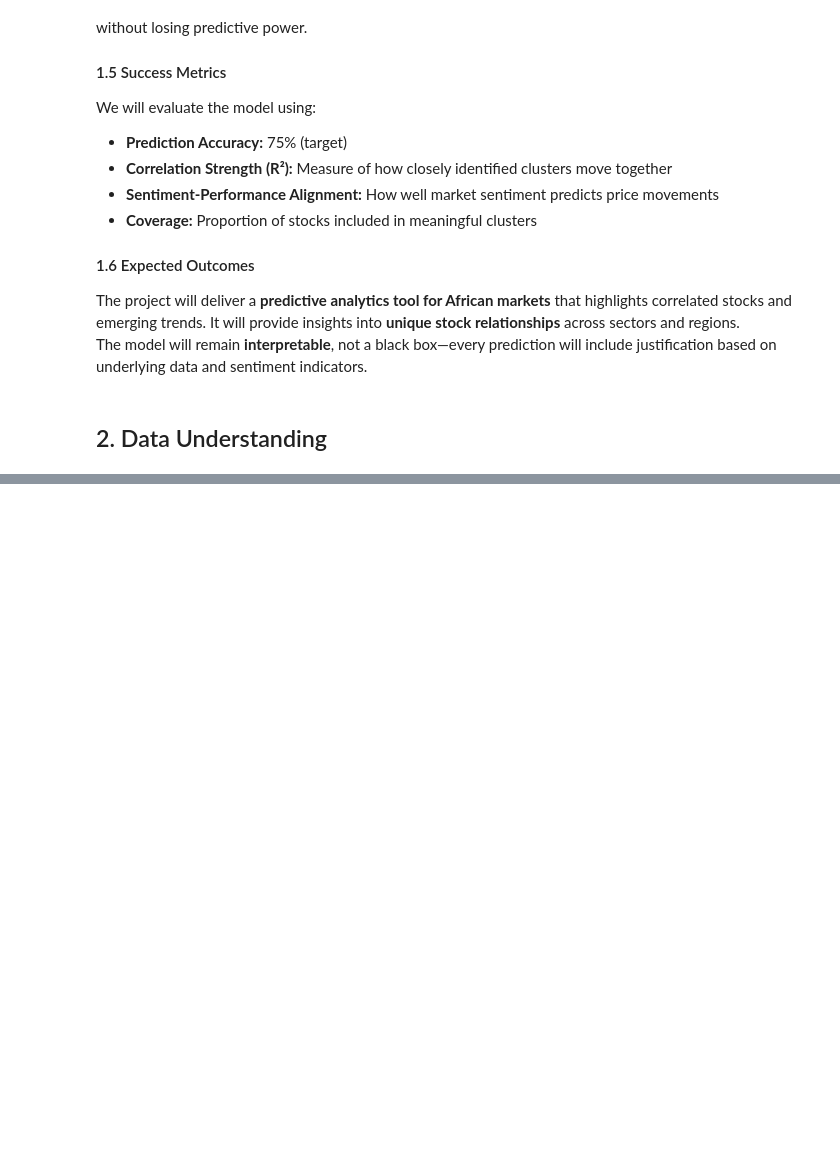
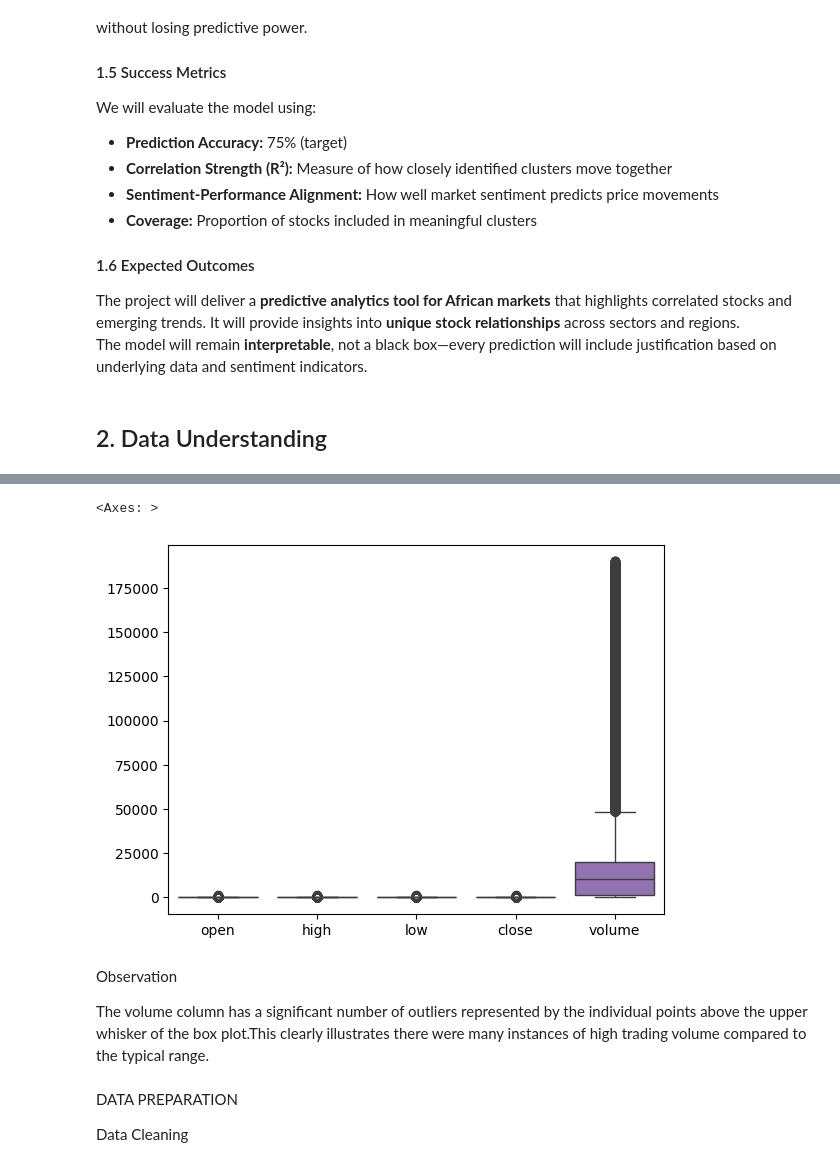
Before and after one commit to M-Nesphory/Apex-Group-Stock-Trader, a Jupyter notebook: apex-notebook.ipynb, the cells around one changed output, grey strips where cells are left out. Saved outputs shown, nothing was run; the diff lists cells and outputs as text; code cells hidden in the pictures; blank space fills up the shorter version.

```diff
--- a/apex-notebook.ipynb
+++ b/apex-notebook.ipynb
@@ -34,0 +220,24 @@ The model will remain **interpretable**, not a black box—every prediction will
+# %%
+# Step 1: Calculate IQR bounds
+Q1 = stock_df['volume'].quantile(0.25)
+Q3 = stock_df['volume'].quantile(0.75)
+IQR = Q3 - Q1
+lower_bound = Q1 - 1.5 * IQR
+upper_bound = Q3 + 1.5 * IQR
+
+# Step 2: Replace outliers with median
+median = stock_df['volume'].median()
+stock_df.loc[(stock_df['volume'] < lower_bound) | (stock_df['volume'] > upper_bound), 'volume'] = median
+# %%
+sns.boxplot(stock_df)
+# %% [output]
+<Axes: >
+[figure, added]
+# %% [markdown]
+Observation
+
+The volume column has a significant number of outliers represented by the individual points above the upper whisker of the box plot.This clearly illustrates there were many instances of high trading volume compared to the typical range.
+# %% [markdown]
+DATA PREPARATION
+
+Data Cleaning
```
Also changed, not shown: parts of 16 cells of this notebook, 1 other file.
